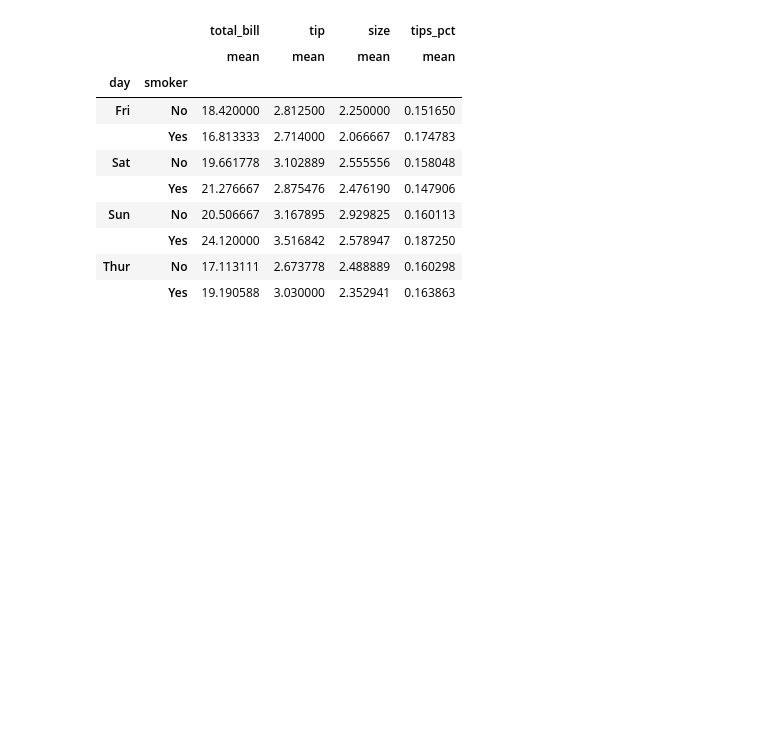
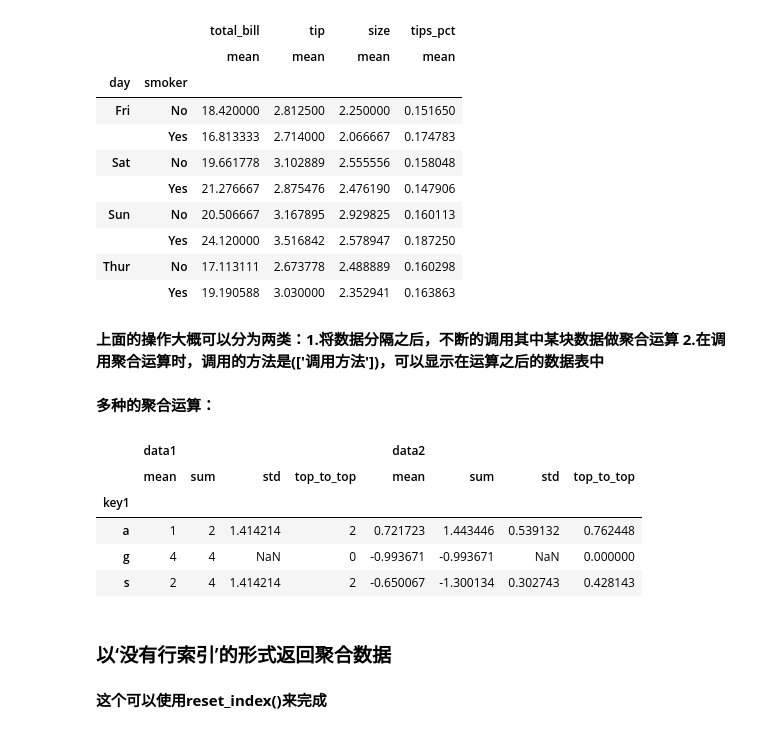
Before and after one commit to andongBlue/-self_teaching, a Jupyter notebook: 数据聚合与分组运算.ipynb, the cells around one changed output. Cells and saved outputs as stored; diff of their text form; code cells hidden in the pictures; blank space fills up the shorter version.

```diff
--- a/数据聚合与分组运算.ipynb
+++ b/数据聚合与分组运算.ipynb
@@ -5,0 +22,3 @@ frame = pd.DataFrame({'key1':['a','s','a','s','g'],'key2':['one','two','three','
+# %%
+#以key1分离数据
+grouped = frame.groupby(frame['key1'])
@@ -86,0 +394,3 @@ frame[['data1']]
+# %%
+def top_to_top(arr):
+    return arr.max()-arr.min()
@@ -161,6 +503,23 @@ tips.groupby(['day','smoker']).agg(['mean'])
 |  | Yes | 24.120000 | 3.516842 | 2.578947 | 0.187250 |
 | Thur | No | 17.113111 | 2.673778 | 2.488889 | 0.160298 |
 |  | Yes | 19.190588 | 3.030000 | 2.352941 | 0.163863 |
+# %% [markdown]
+**上面的操作大概可以分为两类：1.将数据分隔之后，不断的调用其中某块数据做聚合运算 2.在调用聚合运算时，调用的方法是(['调用方法'])，可以显示在运算之后的数据表中**
+# %% [markdown]
+**多种的聚合运算：**
+# %%
+grouped.agg(['mean','sum','std',top_to_top])  #top_to_top函数上面已经调用过
+# %% [output]
+|  | data1 |  |  |  | data2 |  |  |  |
+|  | mean | sum | std | top_to_top | mean | sum | std | top_to_top |
+| key1 |  |  |  |  |  |  |  |  |
+| a | 1 | 2 | 1.414214 | 2 | 0.721723 | 1.443446 | 0.539132 | 0.762448 |
+| g | 4 | 4 | NaN | 0 | -0.993671 | -0.993671 | NaN | 0.000000 |
+| s | 2 | 4 | 1.414214 | 2 | -0.650067 | -1.300134 | 0.302743 | 0.428143 |
+# %% [markdown]
+### 以‘没有行索引’的形式返回聚合数据
+# %% [markdown]
+**这个可以使用reset_index()来完成**
 # %%
 tips.groupby(['day','smoker'],as_index=False).agg(['mean'],as_index=False).reset_index()
 # %% [output]
```
Also changed, not shown: parts of 82 cells of this notebook.
